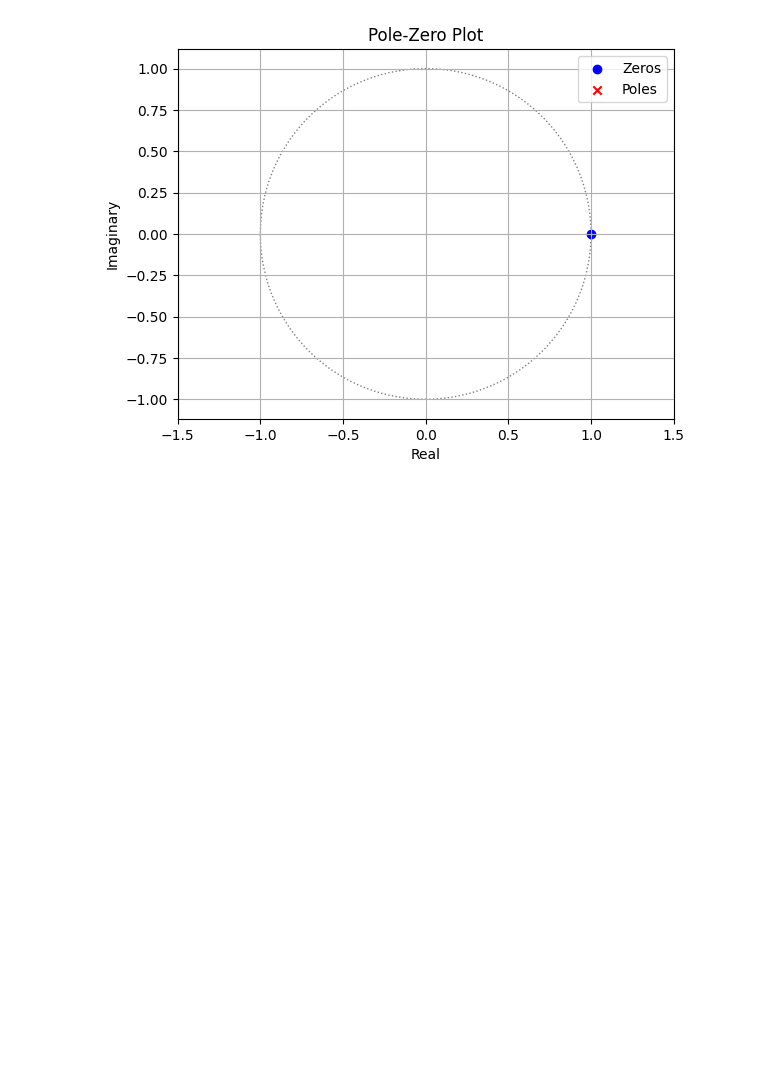
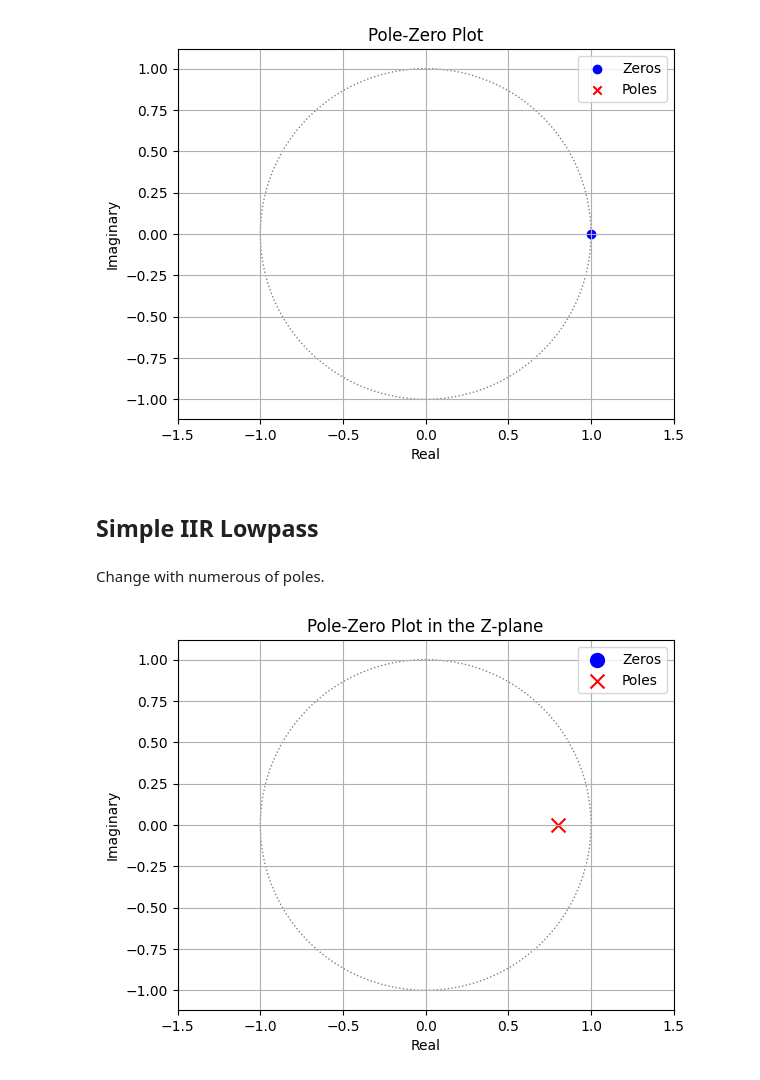
Before and after one commit to zharfanw/zhongshan_dsp_python, a Jupyter notebook: 11_Filter_Introduction.ipynb, the cells around one changed output. Drawn from its saved outputs; the diff is of its cells as text; code cells hidden in the pictures; blank space fills up the shorter version.

```diff
--- a/11_Filter_Introduction.ipynb
+++ b/11_Filter_Introduction.ipynb
@@ -56,3 +56,57 @@ ax.legend()
 plt.show()
 # %% [output]
 [figure]
+# %% [markdown]
+## Simple IIR Lowpass
+# %% [markdown]
+Change with numerous of poles.
+# %%
+# Filter coefficients for the new IIR filter
+b_coeffs_ar = [1]  # Numerator coefficients [1]
+a_coeffs_ar = [1, -0.8]  # Denominator coefficients [1, -0.8]
+
+# # Generate impulse response for the AR(1) IIR filter
+# t_ar, h_ar = impulse((b_coeffs_ar, a_coeffs_ar))
+
+# # Plot the impulse response
+# plt.figure()
+# plt.stem(t_ar, h_ar, basefmt=" ", use_line_collection=True)
+# plt.title('Impulse Response of AR(1) IIR Filter')
+# plt.xlabel('Sample')
+# plt.ylabel('Amplitude')
+# plt.grid(True)
+# plt.show()
+# %%
+from scipy.signal import tf2zpk
+
+# Compute the zeros, poles, and gain of the filter
+zeros_ar, poles_ar, gain_ar = tf2zpk(b_coeffs_ar, a_coeffs_ar)
+
+# Set up the plot for the z-plane (zero-pole plot)
+fig, ax = plt.subplots()
+ax.set_title('Pole-Zero Plot in the Z-plane')
+ax.set_xlabel('Real')
+ax.set_ylabel('Imaginary')
+
+# Plot the unit circle
+unit_circle = Circle((0,0), radius=1, fill=False, color='gray', ls='dotted')
+ax.add_artist(unit_circle)
+
+# Plot zeros and poles
+ax.scatter(np.real(zeros_ar), np.imag(zeros_ar), color='blue', marker='o', s=100, label='Zeros')
+ax.scatter(np.real(poles_ar), np.imag(poles_ar), color='red', marker='x', s=100, label='Poles')
+
+# Set limits and aspect ratio
+ax.set_xlim(-1.5, 1.5)
+ax.set_ylim(-1.5, 1.5)
+
+ax.grid(True)
+ax.set_aspect('equal', adjustable='datalim')
+
+# Add legend
+ax.legend()
+
+# Show plot
+plt.show()
+# %% [output]
+[figure, added]
```
Also changed, not shown: parts of 3 cells of this notebook.
